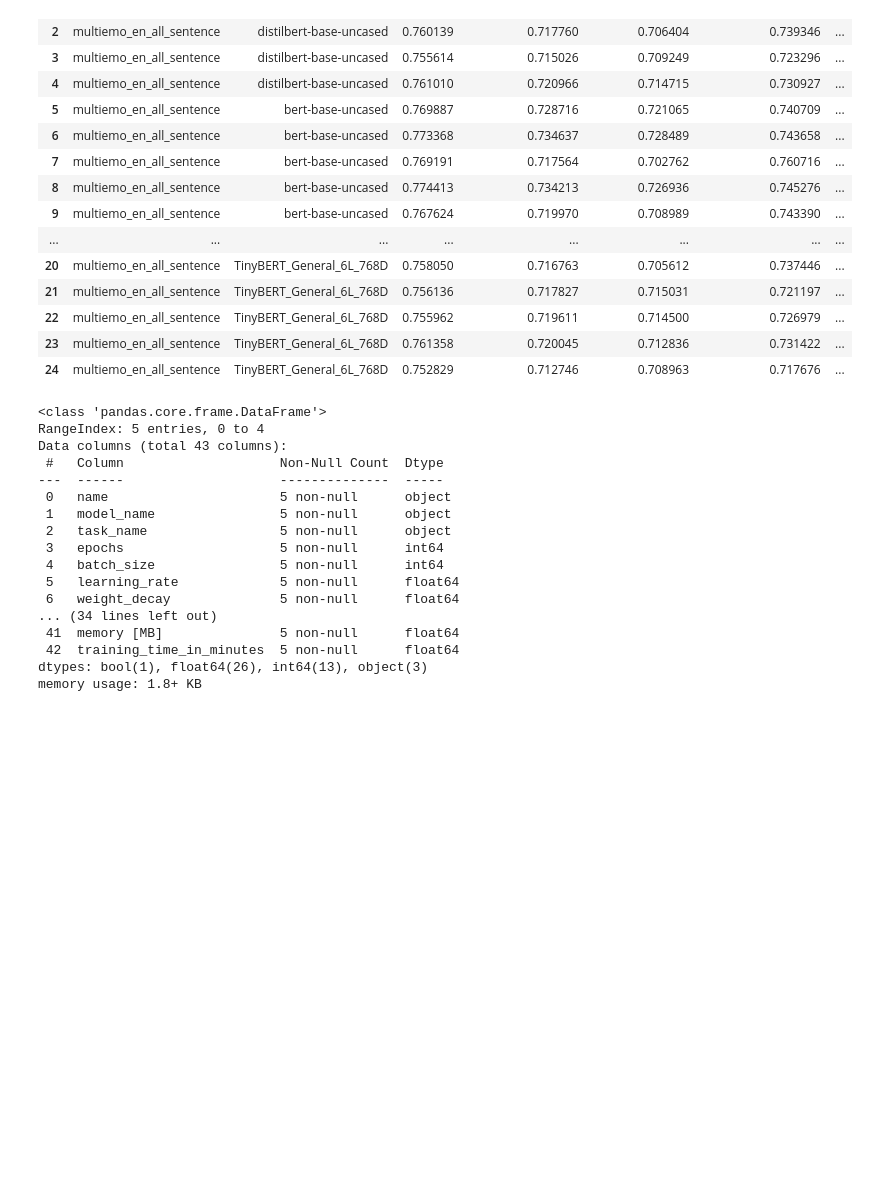
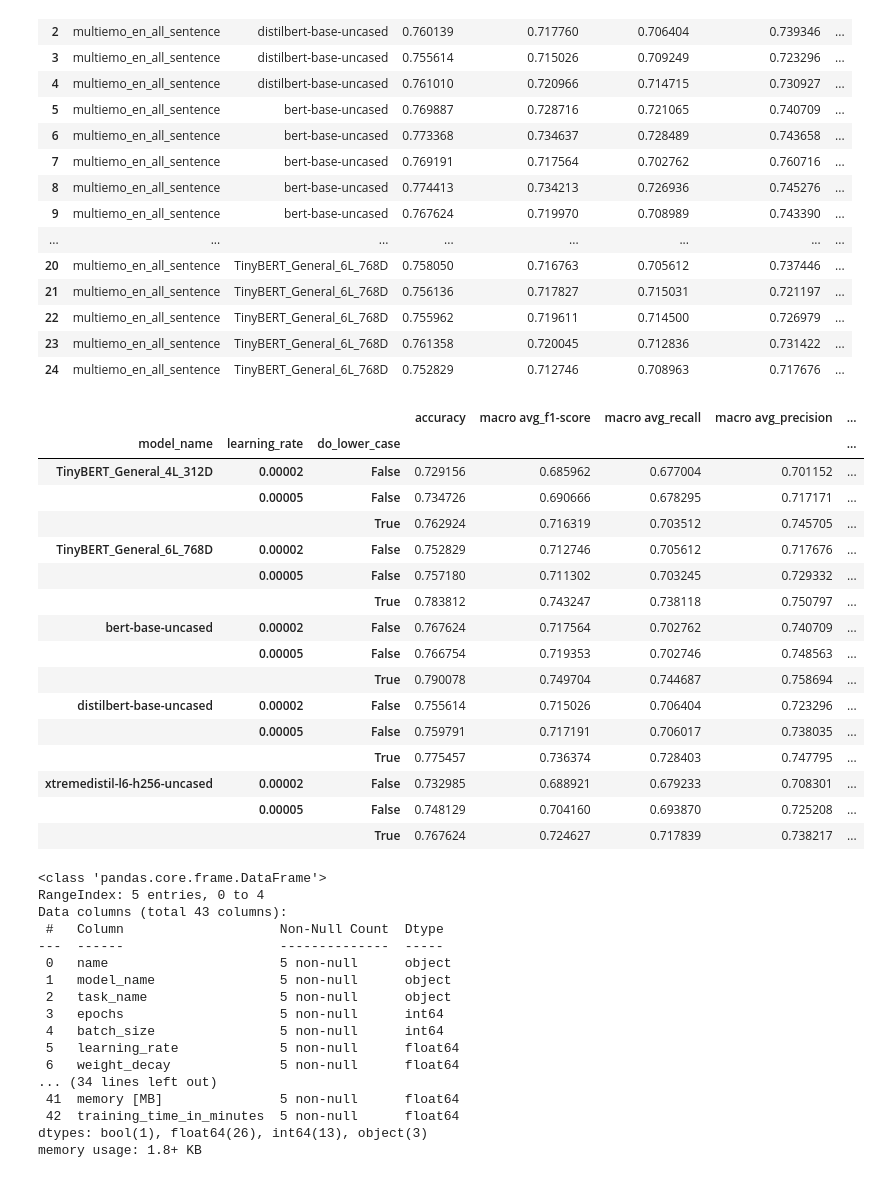
Before and after one commit to wojtek11530/DistilledVsNondistilled, a Jupyter notebook: notebooks/results_analysis_v2.ipynb, the cells around one changed output. Saved outputs shown, nothing was run; the diff lists cells and outputs as text; code cells hidden in the pictures; blank space fills up the shorter version.

```diff
--- a/notebooks/results_analysis_v2.ipynb
+++ b/notebooks/results_analysis_v2.ipynb
@@ -287,6 +287,28 @@ df[cols_to_display]
 | 22 | multiemo_en_all_sentence | TinyBERT_General_6L_768D | 0.755962 | 0.719611 | 0.714500 | 0.726979 | ... |
 | 23 | multiemo_en_all_sentence | TinyBERT_General_6L_768D | 0.761358 | 0.720045 | 0.712836 | 0.731422 | ... |
 | 24 | multiemo_en_all_sentence | TinyBERT_General_6L_768D | 0.752829 | 0.712746 | 0.708963 | 0.717676 | ... |
+# %%
+cols_to_display2 = ['model_name', 'learning_rate', 'do_lower_case', 'accuracy', 'macro avg_f1-score', 'macro avg_recall',
+                   'macro avg_precision', 'training_time', 'eval_time']
+df[cols_to_display2].groupby(['model_name', 'learning_rate', 'do_lower_case']).min()
+# %% [output]
+|  |  |  | accuracy | macro avg_f1-score | macro avg_recall | macro avg_precision | ... |
+| model_name | learning_rate | do_lower_case |  |  |  |  | ... |
+| TinyBERT_General_4L_312D | 0.00002 | False | 0.729156 | 0.685962 | 0.677004 | 0.701152 | ... |
+|  | 0.00005 | False | 0.734726 | 0.690666 | 0.678295 | 0.717171 | ... |
+|  |  | True | 0.762924 | 0.716319 | 0.703512 | 0.745705 | ... |
+| TinyBERT_General_6L_768D | 0.00002 | False | 0.752829 | 0.712746 | 0.705612 | 0.717676 | ... |
+|  | 0.00005 | False | 0.757180 | 0.711302 | 0.703245 | 0.729332 | ... |
+|  |  | True | 0.783812 | 0.743247 | 0.738118 | 0.750797 | ... |
+| bert-base-uncased | 0.00002 | False | 0.767624 | 0.717564 | 0.702762 | 0.740709 | ... |
+|  | 0.00005 | False | 0.766754 | 0.719353 | 0.702746 | 0.748563 | ... |
+|  |  | True | 0.790078 | 0.749704 | 0.744687 | 0.758694 | ... |
+| distilbert-base-uncased | 0.00002 | False | 0.755614 | 0.715026 | 0.706404 | 0.723296 | ... |
+|  | 0.00005 | False | 0.759791 | 0.717191 | 0.706017 | 0.738035 | ... |
+|  |  | True | 0.775457 | 0.736374 | 0.728403 | 0.747795 | ... |
+| xtremedistil-l6-h256-uncased | 0.00002 | False | 0.732985 | 0.688921 | 0.679233 | 0.708301 | ... |
+|  | 0.00005 | False | 0.748129 | 0.704160 | 0.693870 | 0.725208 | ... |
+|  |  | True | 0.767624 | 0.724627 | 0.717839 | 0.738217 | ... |
 # %%
 df.info()
 # %% [output]
```
Also changed, not shown: parts of 1 cell of this notebook, 1 other file.
